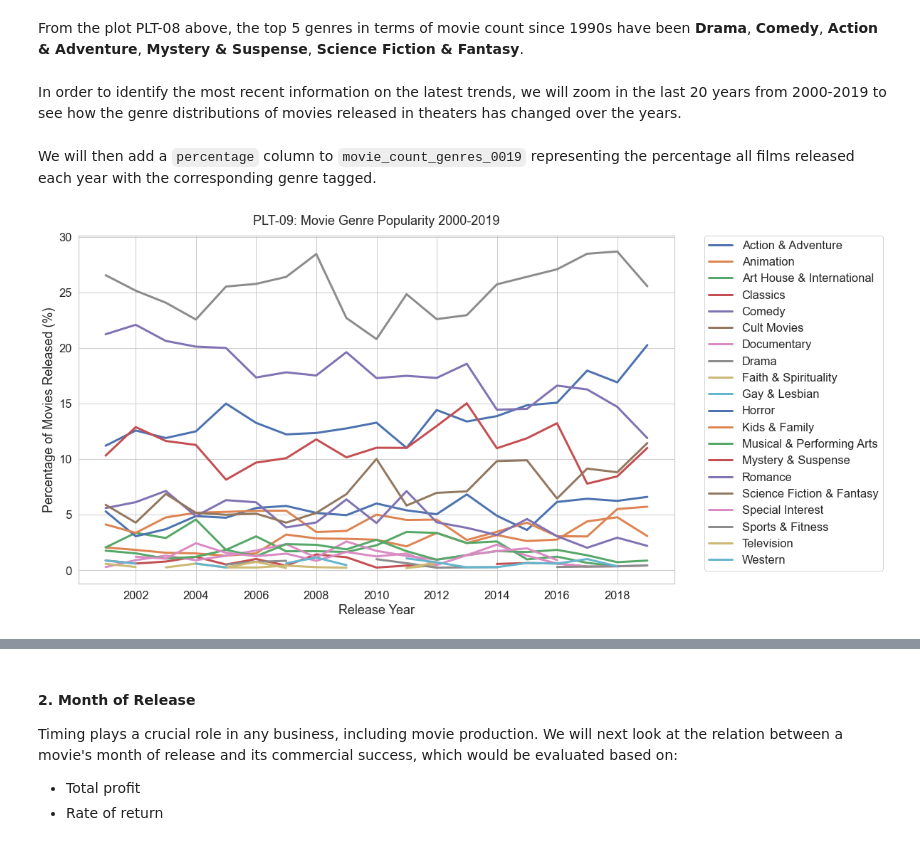
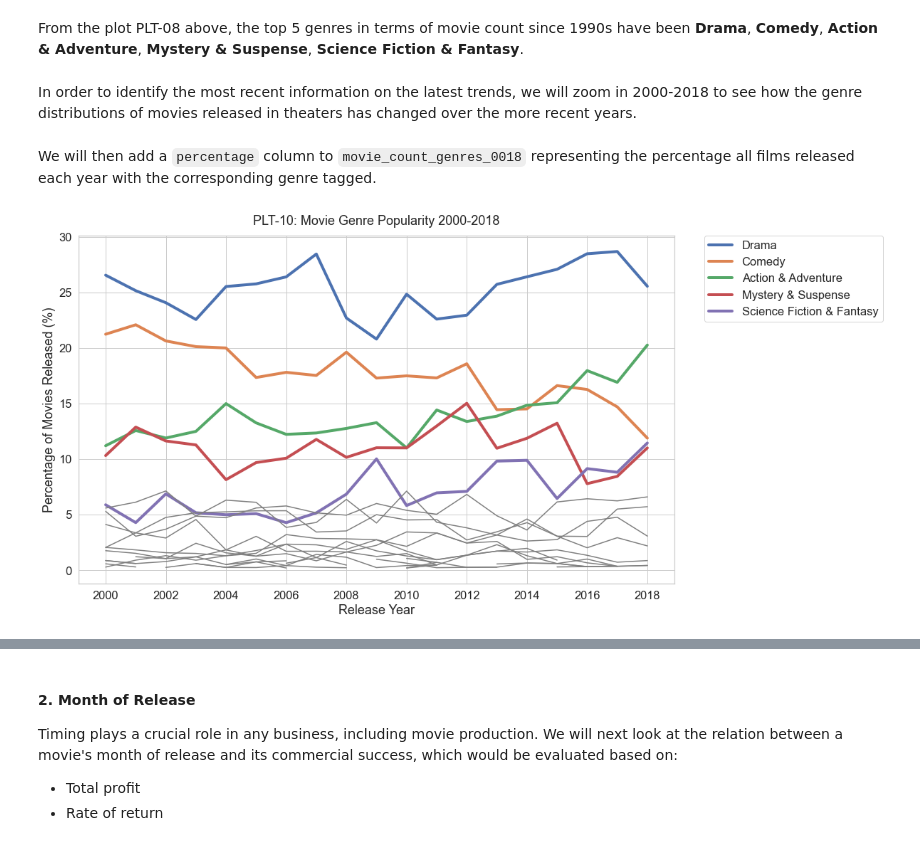
Before and after one commit to chibui191/110920-Project-P1-Movie-Analysis, a Jupyter notebook: dsc-phase1-project-movie-exploratory-analysis.ipynb, the cells around one changed output, grey strips where cells are left out. Saved outputs shown, nothing was run; the diff lists cells and outputs as text; code cells hidden in the pictures.

```diff
--- a/dsc-phase1-project-movie-exploratory-analysis.ipynb
+++ b/dsc-phase1-project-movie-exploratory-analysis.ipynb
@@ -425,5 +410,5 @@ def split_column(df, col):
 # %%
-tn_rottentomatoes = split_column(tn_rotten_tomatoes, 'genres')
+tn_rottentomatoes = helpers.split_column(tn_rotten_tomatoes, 'genres')
 # %%
 print(len(tn_rottentomatoes.genres.unique()))
 tn_rottentomatoes.genres.unique()
@@ -491,3 +476,6 @@ Faith & Spirituality           20
 Television                     18
 Gay & Lesbian                   9
 Name: movie_title, dtype: int64
+# %%
+top5genres = tn_rottentomatoes.groupby('genres').movie_title.count().sort_values(ascending=False)[:5]
+top5genres.index
@@ -507,29 +504,34 @@ plt.show();
 # %% [markdown]
 From the plot PLT-08 above, the top 5 genres in terms of movie count since 1990s have been <b>Drama</b>, <b>Comedy</b>, <b>Action & Adventure</b>, <b>Mystery & Suspense</b>, <b>Science Fiction & Fantasy</b>.
 # %% [markdown]
-In order to identify the most recent information on the latest trends, we will zoom in the last 20 years from 2000-2019 to see how the genre distributions of movies released in theaters has changed over the years.
+In order to identify the most recent information on the latest trends, we will zoom in 2000-2018 to see how the genre distributions of movies released in theaters has changed over the more recent years.
 # %%
-movie_count_genres_0019 = tn_rottentomatoes[tn_rottentomatoes.release_date.isin(pd.date_range('2000-01-01', '2019-12-31'))]\
+movie_count_genres_0018 = tn_rottentomatoes[tn_rottentomatoes.release_date.isin(pd.date_range('2000-01-01', '2018-12-31'))]\
                             .set_index('release_date')\
                             .groupby([pd.Grouper(freq='1Y'), 'genres'])\
                             .movie_title.nunique()\
                             .reset_index()
 # %% [markdown]
-We will then add a `percentage` column to `movie_count_genres_0019` representing the percentage all films released each year with the corresponding genre tagged.
+We will then add a `percentage` column to `movie_count_genres_0018` representing the percentage all films released each year with the corresponding genre tagged.
 # %%
-movie_count_genres_0019['percentage'] = 100 * movie_count_genres_0019.movie_title / movie_count_genres_0019.groupby('release_date').movie_title.transform('sum')
+movie_count_genres_0018['percentage'] = 100 * movie_count_genres_0018.movie_title / movie_count_genres_0018.groupby('release_date').movie_title.transform('sum')
 # %%
-# Movie Genre Popularity in the last 20 years (2000-2019)
+# Movie Genre Popularity (2000-2018)
 sns.set_palette('Paired')
 sns.set(style='whitegrid', font_scale=1.5)
-dt = movie_count_genres_0019.set_index('release_date').pivot(columns='genres', values='percentage').iloc[:-1]
+dt = movie_count_genres_0018.set_index(movie_count_genres_0018.release_date.dt.year)\
+                            .pivot(columns='genres', values='percentage')
+dt_colored = dt[top5genres.index]
+dt_gray = dt[[x for x in dt.columns if x not in (top5genres.index)]]
 fig, ax = plt.subplots(figsize=(15,9))
-ax.plot(dt, lw=3)
+
+ax.plot(dt_colored, lw=4)
+ax.plot(dt_gray, color='gray')
 ax.set(xlabel = 'Release Year',
        ylabel = 'Percentage of Movies Released (%)')
-ax.set_title('PLT-09: Movie Genre Popularity 2000-2019', pad=15)
-labels = dt.columns
-plt.legend(labels, bbox_to_anchor=(1.05, 1), loc=2, borderaxespad=0.)
+ax.set_title('PLT-10: Movie Genre Popularity 2000-2018', pad=15)
+ax.xaxis.set_major_locator(plticker.MultipleLocator(2))
+plt.legend(top5genres.index, bbox_to_anchor=(1.05, 1), loc=2, borderaxespad=0.)
 plt.show();
 # %% [output]
-[figure, old version]
+[figure, new version]
```
Also changed, not shown: parts of 56 cells of this notebook, 2 other files.
